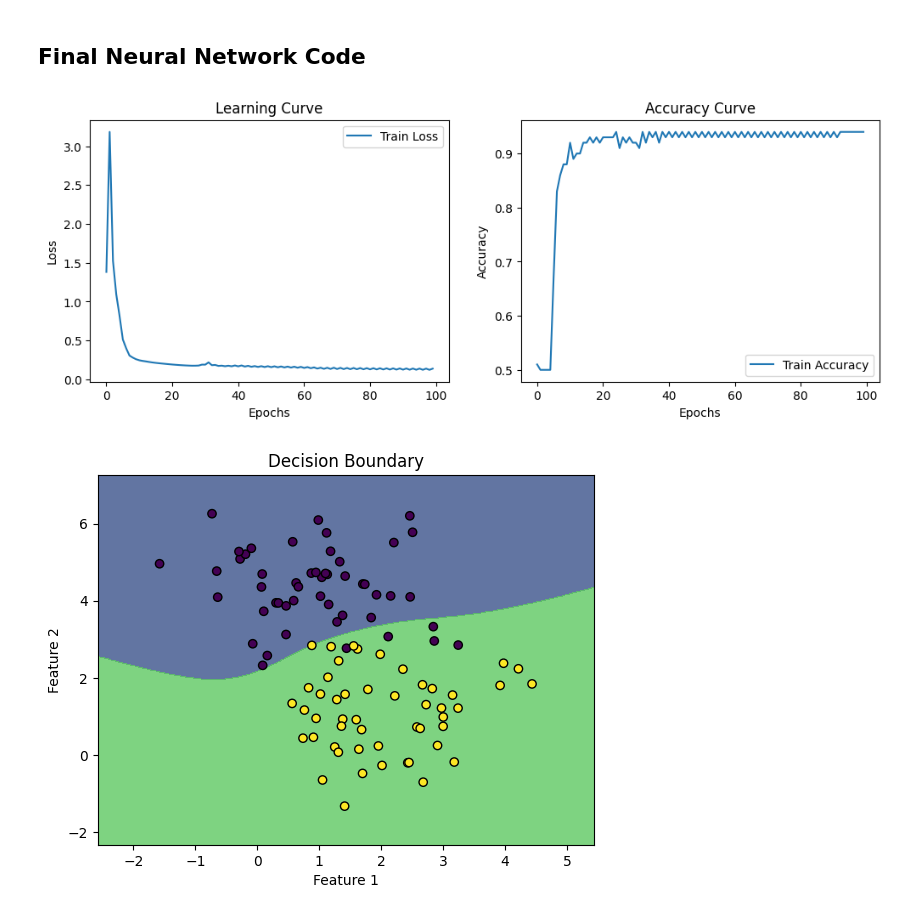
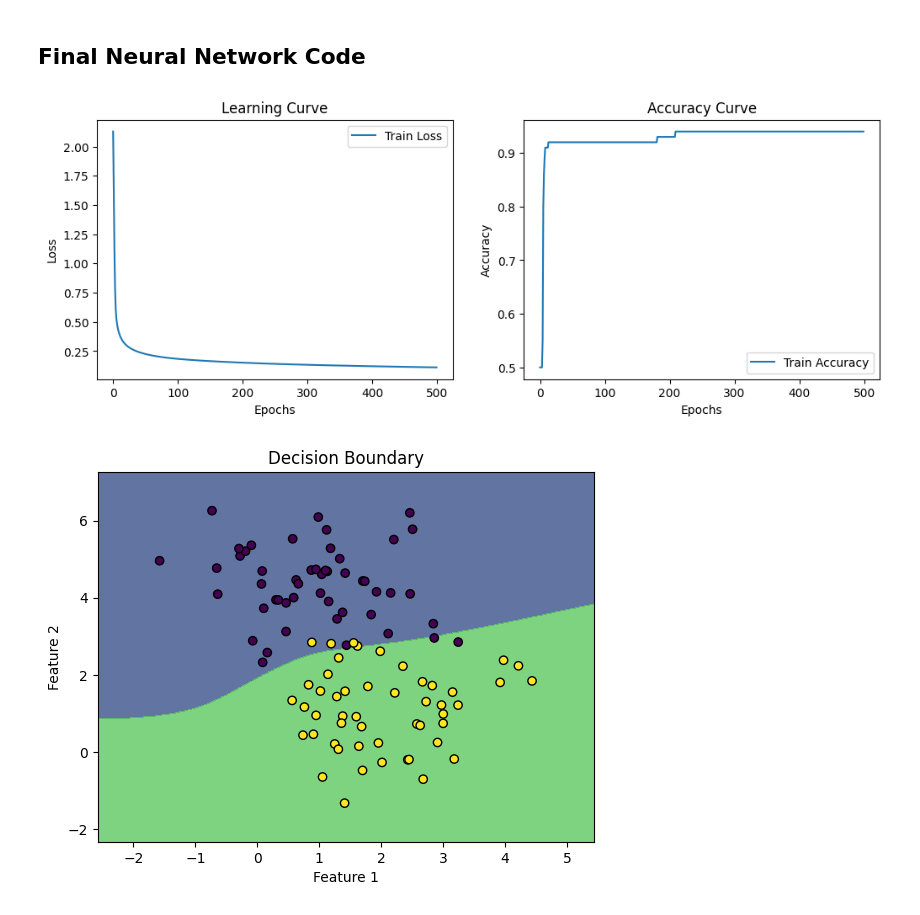
Before and after one commit to Pchambet/graph-neural-networks, a Jupyter notebook: notebooks/practice_03.ipynb, the cells around one changed output. Cells and saved outputs as stored; diff of their text form; code cells hidden in the pictures.

```diff
--- a/notebooks/practice_03.ipynb
+++ b/notebooks/practice_03.ipynb
@@ -78,12 +78,13 @@ We are going to generalize that. In fact, we are going to say that the i-th hidd
 from sklearn.datasets import make_blobs, make_circles
 # %%
 X, y = make_blobs(n_samples=100, n_features=2, centers=2, random_state=0)
-y = y.reshape((y.shape[0], 1))
+X = X.T
+y = y.reshape((1, y.shape[0]))
 
 # Create a scatter plot of the data
 print('X shape:', X.shape)
 print('y shape:', y.shape)
 
-plt.scatter(X[:, 0], X[:, 1], c=y, cmap='viridis')
+plt.scatter(X[0, :], X[1, :], c=y, cmap='summer')
 plt.show()
 # %% [output]
@@ -98,7 +99,7 @@ def forward_propagation(X, parameters):
     L = len(parameters) // 2
 
     # Transpose the input matrix so that each column represents one example
-    A = X.T
+    A = X
 
     # Store the input layer activation (A0)
     activations['A0'] = A
@@ -237,7 +238,7 @@ def back_propagation(y, parameters, activations):
     #print('y shape:', y.shape)
     #print('A_L shape:', activations[f'A{L}'].shape)
 
-    dZ = activations[f'A{L}'] - y.T
+    dZ = activations[f'A{L}'] - y
 
     # Dictionary to store gradients
     gradients = {}
@@ -332,28 +333,33 @@ def neural_network(X, y, dimensions, learning_rate, epoch):
 
     return parameters
 # %%
-parameters = neural_network(X, y, [2, 32, 32, 1] , 0.1, 100)
+parameters = neural_network(X, y, [2, 64, 64, 1] , learning_rate=0.1, epoch=500)
 # %% [output]
-[figure, old version]
+[figure, new version]
 # %%
 def decision_boundary(X, y, parameters):
-    # Create a grid of points
-    x_min, x_max = X[:, 0].min() - 1, X[:, 0].max() + 1
-    y_min, y_max = X[:, 1].min() - 1, X[:, 1].max() + 1
+    if X.shape[0] == 2:
+        X_plot = X.T
+    else:
+        X_plot = X
+
+    x_min, x_max = X_plot[:, 0].min() - 1, X_plot[:, 0].max() + 1
+    y_min, y_max = X_plot[:, 1].min() - 1, X_plot[:, 1].max() + 1
     xx, yy = np.meshgrid(np.arange(x_min, x_max, 0.01),
                          np.arange(y_min, y_max, 0.01))
 
-    # Predict the class for each point in the grid
-    Z = predict(np.c_[xx.ravel(), yy.ravel()], parameters)
+    grid = np.c_[xx.ravel(), yy.ravel()]       # shape (n_points, 2)
+    Z = predict(grid.T, parameters)            # shape (1, n_points)
     Z = Z.reshape(xx.shape)
 
-    # Plot the decision boundary
     plt.contourf(xx, yy, Z, alpha=0.8)
-    plt.scatter(X[:, 0], X[:, 1], c=y.flatten(), edgecolors='k', marker='o')
+    plt.scatter(X_plot[:, 0], X_plot[:, 1], c=y.flatten(), edgecolors='k', marker='o')
     plt.title('Decision Boundary')
     plt.xlabel('Feature 1')
     plt.ylabel('Feature 2')
     plt.show()
+
+
 decision_boundary(X, y, parameters)
 # %% [output]
-[figure, old version]
+[figure, new version]
```
Also changed, not shown: parts of 13 cells of this notebook, 1 other file.
